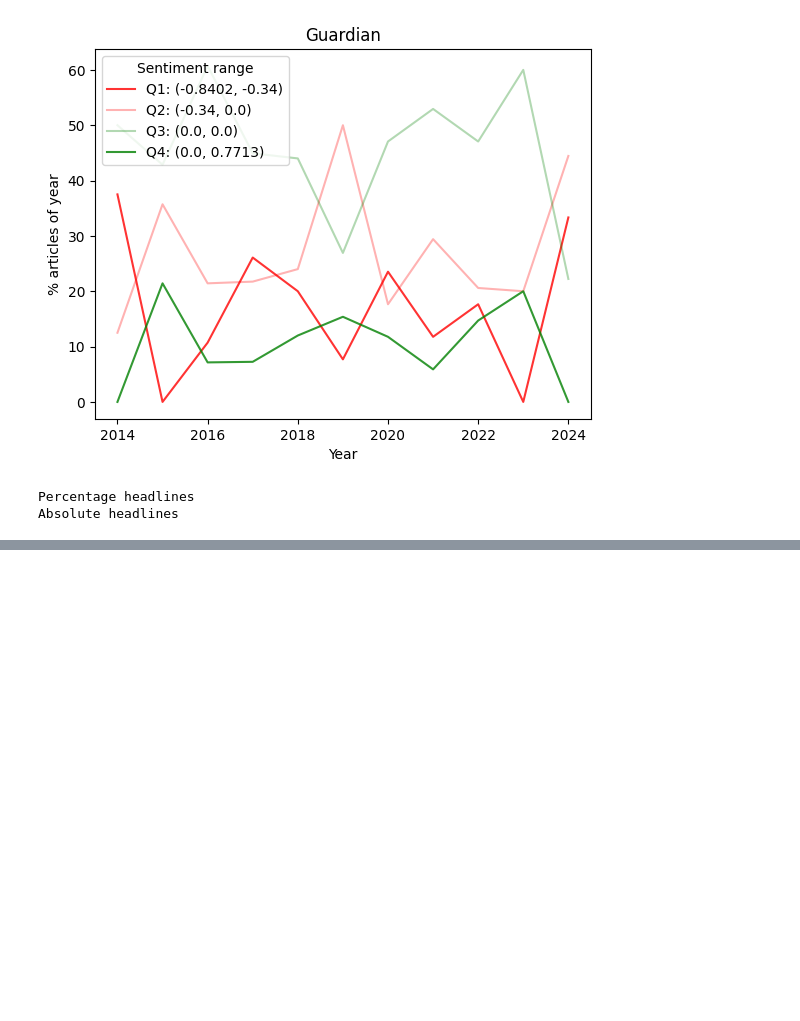
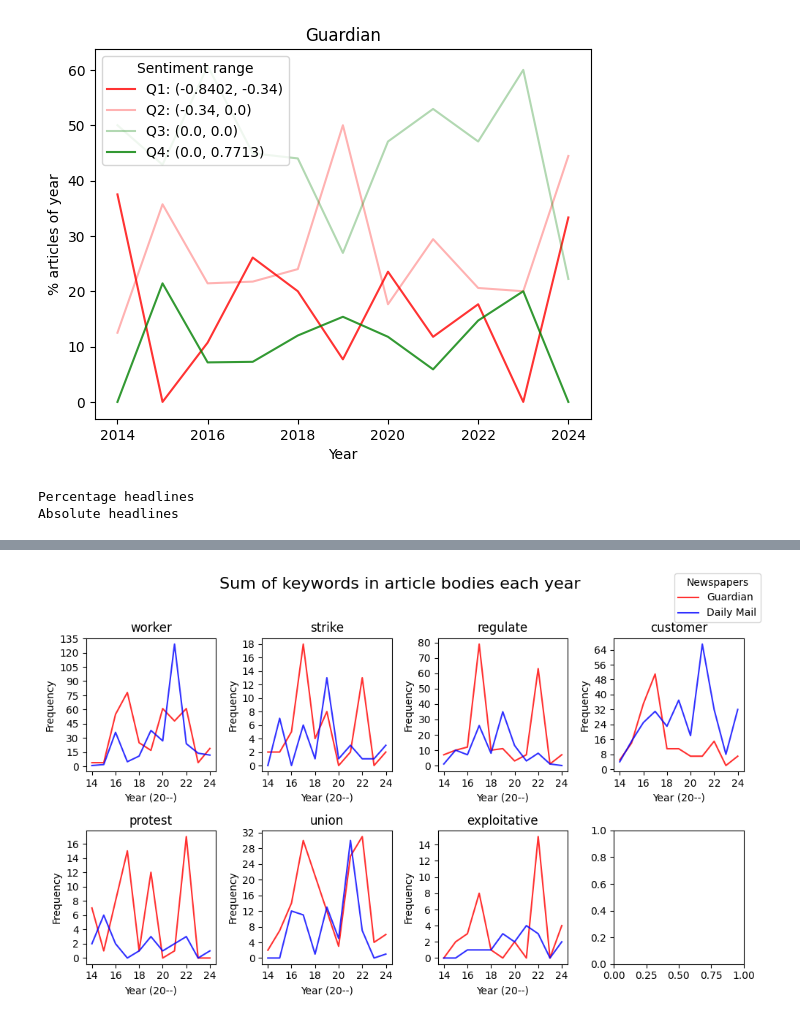
Before and after one commit to dmh21za/compmeth, a Jupyter notebook: analysis.ipynb, the cells around one changed output, grey strips where cells are left out. Saved outputs shown, nothing was run; the diff lists cells and outputs as text; code cells hidden in the pictures; blank space fills up the shorter version.

```diff
--- a/analysis.ipynb
+++ b/analysis.ipynb
@@ -1028,0 +783,84 @@ print("Expected frequencies:\n", expected)
+# %%
+from matplotlib.ticker import MaxNLocator
+# We're gonna plot YEAR published against frequency of keywords in headlines and then in bodies
+keyword_regexes = {
+    'worker' : r'workers?',
+    'protest': r'protest(er|ers|ing|ed)?',
+    'strike': r'strik(er|es|ers|ing|e)',
+    'union' : r'union(ise|s|isation|ising|ised|ize|ization|ized|izing)?',
+    'regulate' : r'regulat(ion|e|ing|or|ions|es|ed|ors)',
+    'exploitative' : r'exploit(ative|ing|ed)?',
+    'customer' : r'customer(s)?'
+}
+
+df = load_articles('./final_data.json')
+
+# just keep published headline body and paper
+df = df[['published', 'headline', 'body', 'paper']]
+
+# convert published to year published
+df['published'] = df['published'].apply(lambda x: datetime.fromtimestamp(x).year)
+
+# concatenate headline and body columns, adding a new column type which records which type it is
+df2 = df.copy()
+
+df['text'] = df['headline']
+df['type'] = 'headline'
+df2['text'] = df2['body']
+df2['type'] = 'body'
+# drop headline and body from both
+df.drop(columns=['headline', 'body'], inplace=True)
+df2.drop(columns=['headline', 'body'], inplace=True)
+df = pd.concat([df, df2])
+# order df by published
+df.sort_values(by=['published'], inplace=True)
+
+# match keywords for every text adding a new column for each
+for k in keyword_regexes:
+  df[k] = df['text'].apply(lambda x : match_word(x, keyword_regexes[k]))
+
+# add sum column
+df['sum'] = 0
+for k in keyword_regexes:
+  # ignore customer
+  if k not in ['customer']: df['sum'] += df[k]
+
+# group by published
+df = df.groupby(['published', 'paper', 'type']).sum()
+
+#ungroup
+df.reset_index(inplace=True)
+
+# display these plots in a 2x4 grid
+
+fig, axes = plt.subplots(2, 4, figsize=(10, 6))
+
+# for each type
+counter = 0
+for k in keyword_regexes:
+  df_type = df[df['type'] == 'body']
+  # for each paper
+  # plot frequency of sum for each paper on graph
+  for paper in ['guardian', 'dailymail']:
+    df_paper = df_type[df_type['paper'] == paper]
+    if paper == 'dailymail': c = 'blue'
+    else: c = 'red'
+    # group by published
+    # plot sum against published
+    ax = axes[counter % 2, counter // 2]
+    ax.plot(df_paper['published'] - 2000, df_paper[k], label=paper, color = c, alpha = 0.81)
+    ax.set_title(k)
+    ax.set_xlabel('Year (20--)')
+    ax.set_ylabel('Frequency')
+    ax.xaxis.set_major_locator(MaxNLocator(integer=True))  # For x-axis
+    ax.yaxis.set_major_locator(MaxNLocator(integer=True))  # For y-axis
+  counter += 1
+
+fig.suptitle("Sum of keywords in article bodies each year\n", fontsize=16)
+fig.legend(title="Newspapers", labels=['Guardian', 'Daily Mail'], loc='upper right', bbox_to_anchor=(1, 1))
+plt.tight_layout()
+plt.show()
+
+# drop year
+# %% [output]
+[figure, added]
```
Also changed, not shown: parts of 20 cells of this notebook.
